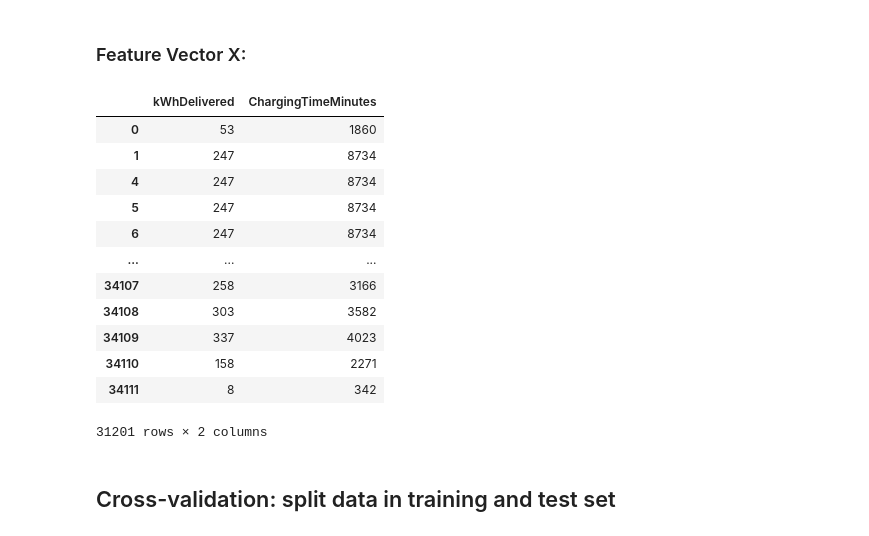
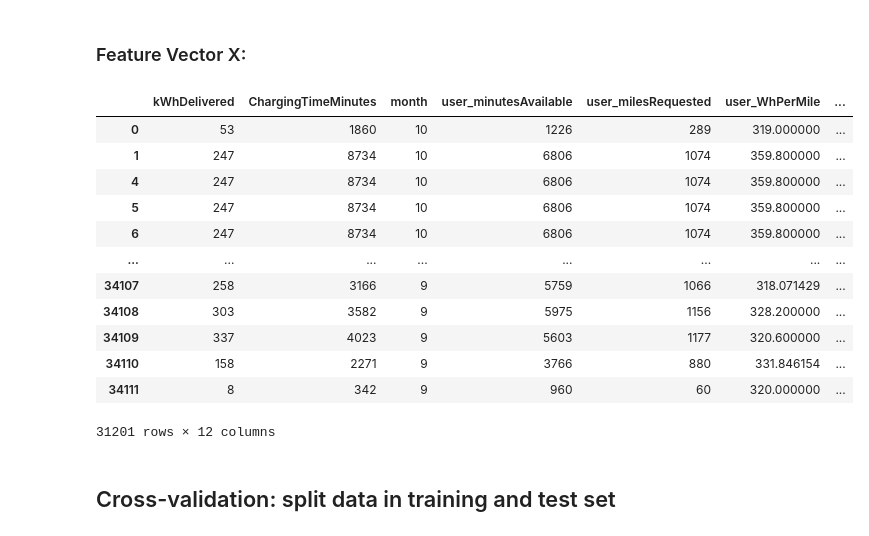
Before and after one commit to S0PEX/AA_Team_9_WS23, a Jupyter notebook: prediction_models.ipynb, the cells around one changed output. Drawn from its saved outputs; the diff is of its cells as text; code cells hidden in the pictures.

```diff
--- a/prediction_models.ipynb
+++ b/prediction_models.ipynb
@@ -165,42 +165,42 @@ Length: 31201, dtype: float64
 # %%
 # join charge time per hour with the rest of the charging data
 X_temp = charging_time_per_hour.merge(charging_data, how = "left", on = "id").drop(["connectionTime", "disconnectTime", "user_requestedDeparture", "id", "userID", "charging_time_per_hour"], axis = 1)
 
 # divide data set into two sets: one for each site
 X1 = X_temp.loc[X_temp["siteID"] == 1]
 X2 = X_temp.loc[X_temp["siteID"] == 2]
 
 # group columns by timestamps
 X1 = group_by_timestamp(X1)
 X2 = group_by_timestamp(X2)
 
 # combine both subsets together into one
 X = pd.concat([X1, X2], axis = 0)
 X = X.astype({"month": "int64",
               "siteID": "int64"})
 
 # extract months from timestamp
 X["month"] = list(map(lambda x: x.month, X.index))
 
 # add weather data to feature vector
-X = X.merge(weather_data, how = "left", on = "timestamp").drop_duplicates(["timestamp", "siteID"]).fillna(0).iloc[:, 1:3]
-#X = X.drop("timestamp", axis = 1)
-#X = pd.get_dummies(X, columns = ["siteID"])
+X = X.merge(weather_data, how = "left", on = "timestamp").drop_duplicates(["timestamp", "siteID"]).fillna(0)
+X = X.drop("timestamp", axis = 1)
+X = pd.get_dummies(X, columns = ["siteID"])
 X
 # %% [output]
-|  | kWhDelivered | ChargingTimeMinutes |
-| 0 | 53 | 1860 |
-| 1 | 247 | 8734 |
-| 4 | 247 | 8734 |
-| 5 | 247 | 8734 |
-| 6 | 247 | 8734 |
-| ... | ... | ... |
-| 34107 | 258 | 3166 |
-| 34108 | 303 | 3582 |
-| 34109 | 337 | 4023 |
-| 34110 | 158 | 2271 |
-| 34111 | 8 | 342 |
+|  | kWhDelivered | ChargingTimeMinutes | month | user_minutesAvailable | user_milesRequested | user_WhPerMile | ... |
+| 0 | 53 | 1860 | 10 | 1226 | 289 | 319.000000 | ... |
+| 1 | 247 | 8734 | 10 | 6806 | 1074 | 359.800000 | ... |
+| 4 | 247 | 8734 | 10 | 6806 | 1074 | 359.800000 | ... |
+| 5 | 247 | 8734 | 10 | 6806 | 1074 | 359.800000 | ... |
+| 6 | 247 | 8734 | 10 | 6806 | 1074 | 359.800000 | ... |
+| ... | ... | ... | ... | ... | ... | ... | ... |
+| 34107 | 258 | 3166 | 9 | 5759 | 1066 | 318.071429 | ... |
+| 34108 | 303 | 3582 | 9 | 5975 | 1156 | 328.200000 | ... |
+| 34109 | 337 | 4023 | 9 | 5603 | 1177 | 320.600000 | ... |
+| 34110 | 158 | 2271 | 9 | 3766 | 880 | 331.846154 | ... |
+| 34111 | 8 | 342 | 9 | 960 | 60 | 320.000000 | ... |
-31201 rows × 2 columns
+31201 rows × 12 columns
 # %% [markdown]
 ## Cross-validation: split data in training and test set
 # %%
```
Also changed, not shown: parts of 11 cells of this notebook.
